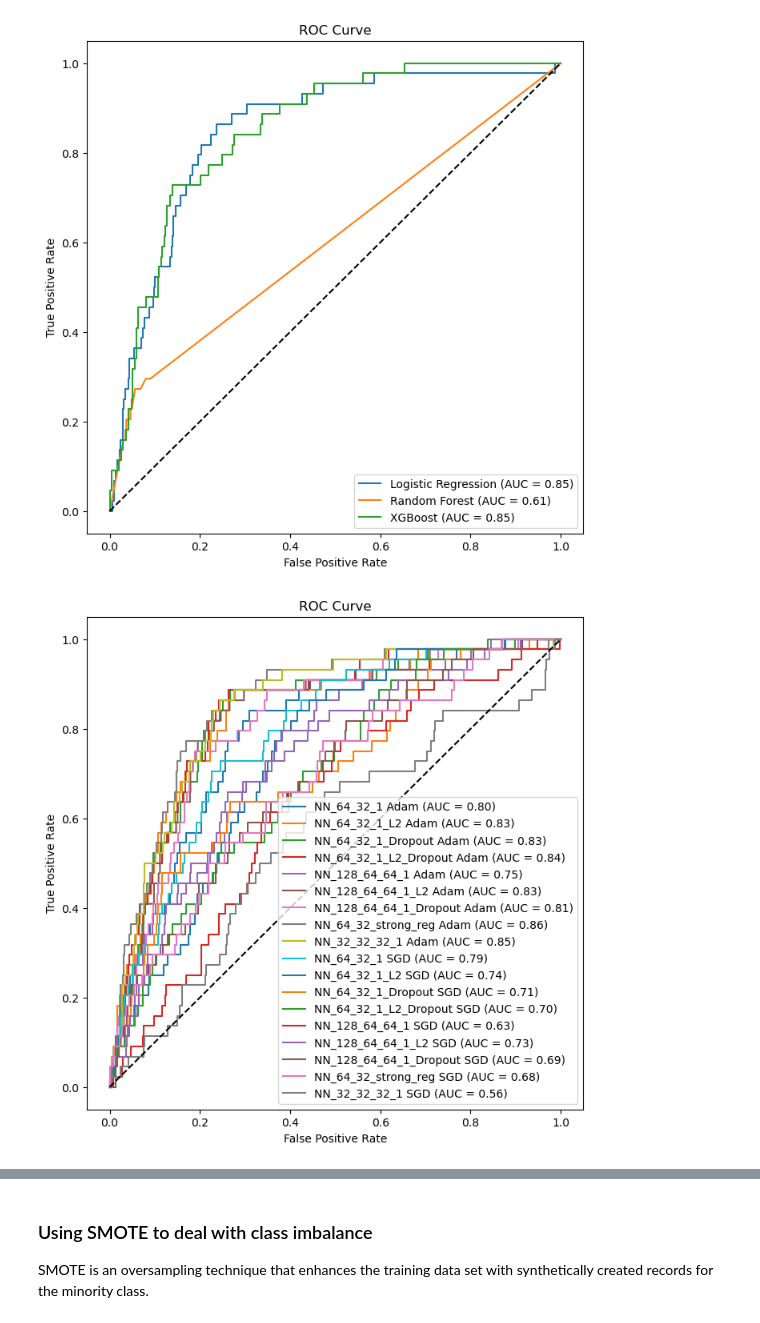
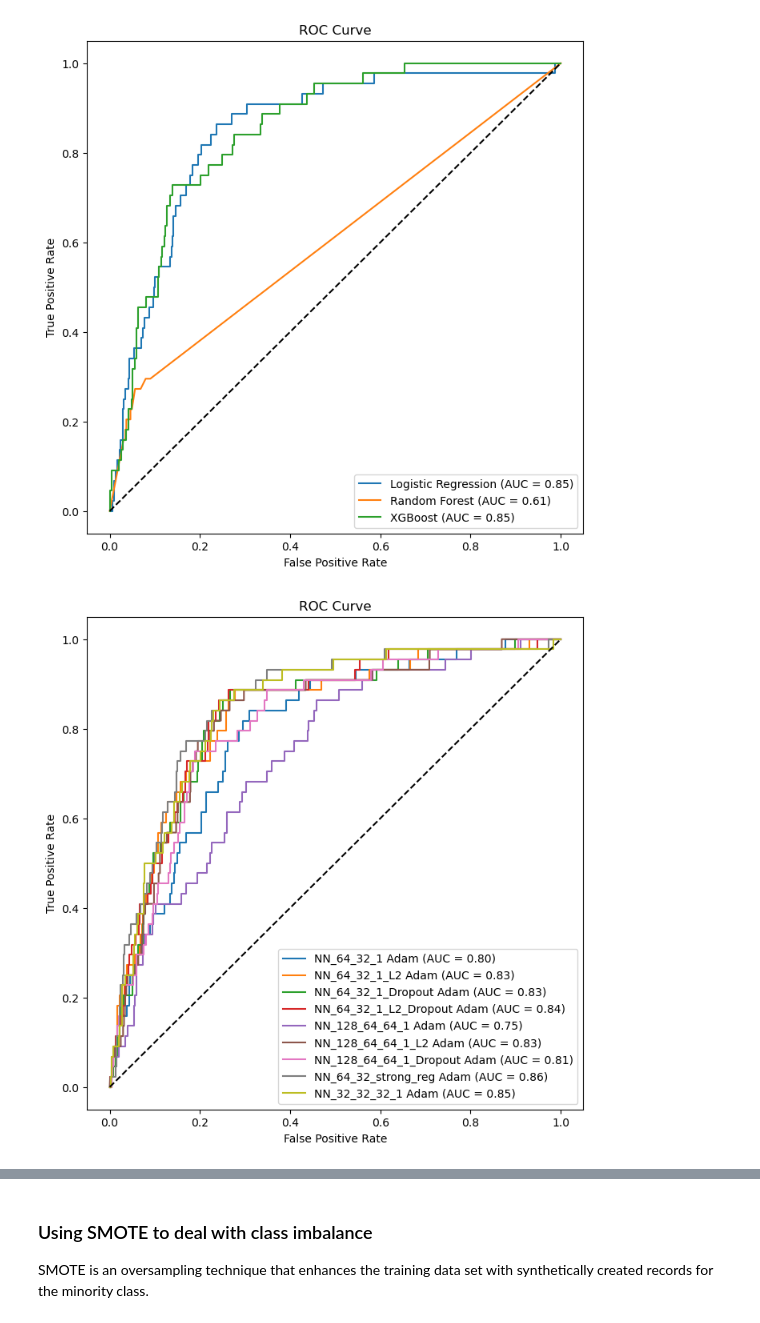
Before and after one commit to MrWlobo/Oral_Cancer_Prediction, a Jupyter notebook: main.ipynb, the cells around one changed output, grey strips where cells are left out. Drawn from its saved outputs; the diff is of its cells as text; code cells hidden in the pictures.

Commit message:
Modified the displayeing of ROC curves for NNs due to large amount of models.

```diff
--- a/main.ipynb
+++ b/main.ipynb
@@ -636,6 +636,6 @@ plot_roc(y_prob_dict_baseline)
 # %% [output]
 [figure]
 # %%
-plot_roc(y_prob_dict_baseline_nn)
+plot_roc({name: prob for name, prob in y_prob_dict_baseline_nn.items() if "Adam" in name})
 # %% [output]
-[figure, old version]
+[figure, new version]
```
Also changed, not shown: parts of 4 cells of this notebook.
